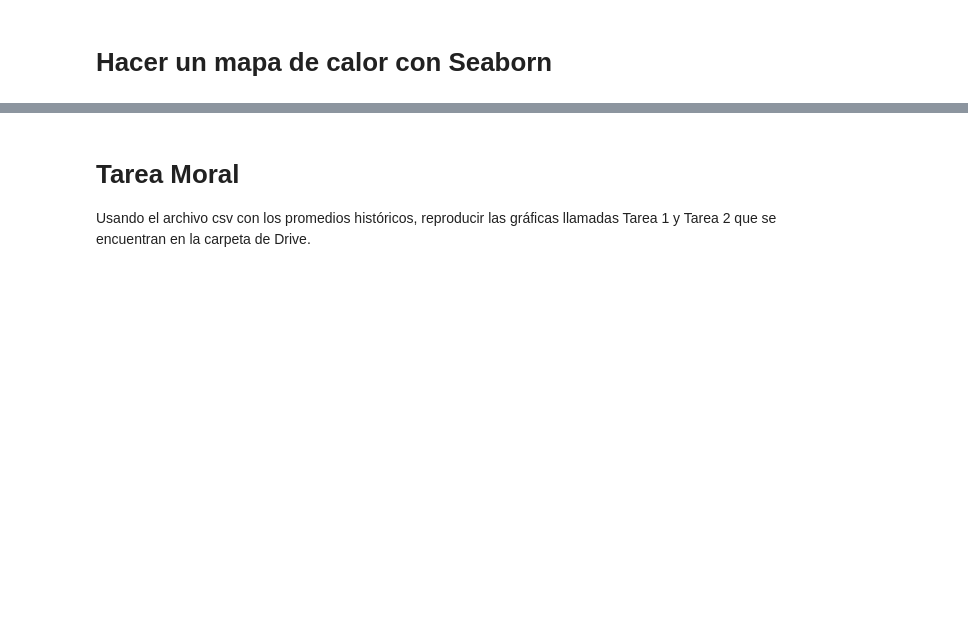
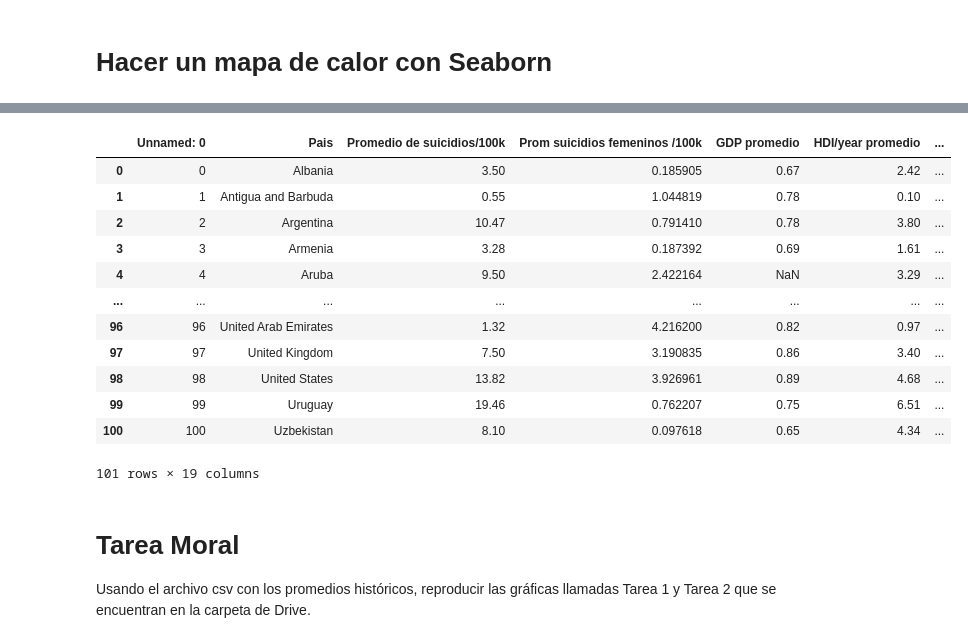
Before and after one commit to DouglasFlint/DeepLearning, a Jupyter notebook: Tutorial_Matplotlib.ipynb, the cells around one changed output, grey strips where cells are left out. Saved outputs shown, nothing was run; the diff lists cells and outputs as text; code cells hidden in the pictures; blank space fills up the shorter version.

```diff
--- a/Tutorial_Matplotlib.ipynb
+++ b/Tutorial_Matplotlib.ipynb
@@ -283,3 +315,19 @@ f.suptitle('Mapa de calor de correlación', fontsize=14)
+# %%
+df_prom
+# %% [output]
+|  | Unnamed: 0 | Pais | Promedio de suicidios/100k | Prom suicidios femeninos /100k | GDP promedio | HDI/year promedio | ... |
+| 0 | 0 | Albania | 3.50 | 0.185905 | 0.67 | 2.42 | ... |
+| 1 | 1 | Antigua and Barbuda | 0.55 | 1.044819 | 0.78 | 0.10 | ... |
+| 2 | 2 | Argentina | 10.47 | 0.791410 | 0.78 | 3.80 | ... |
+| 3 | 3 | Armenia | 3.28 | 0.187392 | 0.69 | 1.61 | ... |
+| 4 | 4 | Aruba | 9.50 | 2.422164 | NaN | 3.29 | ... |
+| ... | ... | ... | ... | ... | ... | ... | ... |
+| 96 | 96 | United Arab Emirates | 1.32 | 4.216200 | 0.82 | 0.97 | ... |
+| 97 | 97 | United Kingdom | 7.50 | 3.190835 | 0.86 | 3.40 | ... |
+| 98 | 98 | United States | 13.82 | 3.926961 | 0.89 | 4.68 | ... |
+| 99 | 99 | Uruguay | 19.46 | 0.762207 | 0.75 | 6.51 | ... |
+| 100 | 100 | Uzbekistan | 8.10 | 0.097618 | 0.65 | 4.34 | ... |
+101 rows × 19 columns
 # %% [markdown]
 # Tarea Moral
 
```
Also changed, not shown: parts of 6 cells of this notebook.
